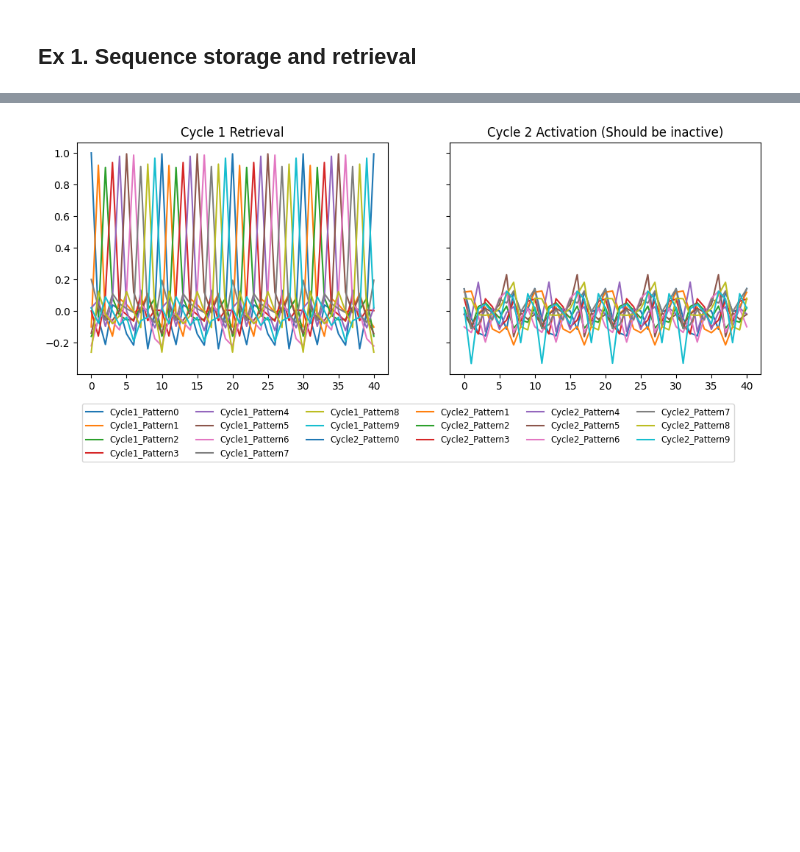
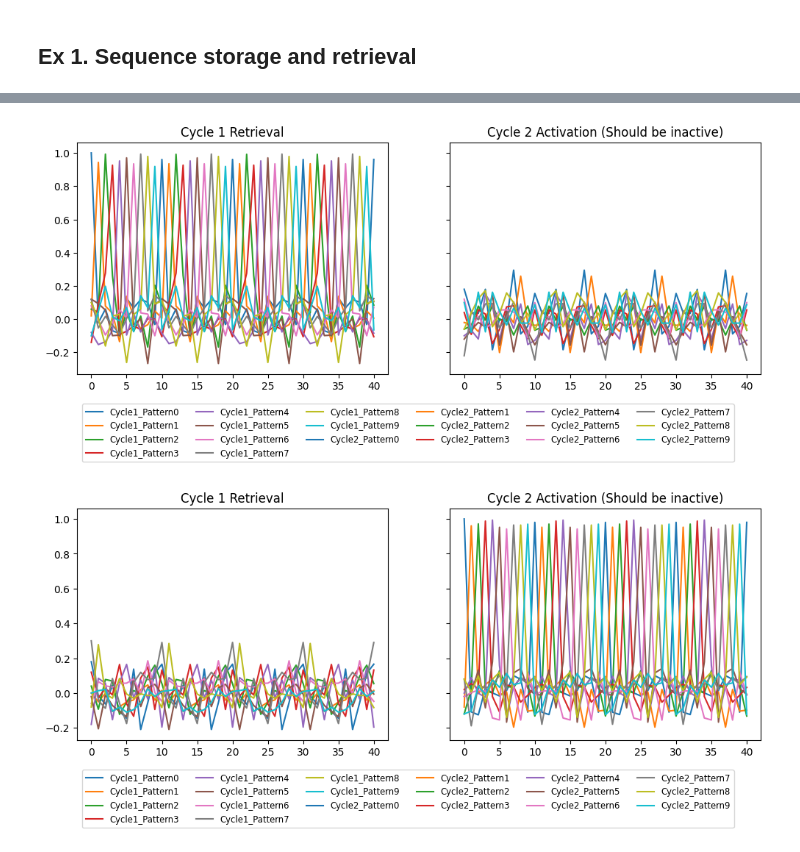
Before and after one commit to maverest/NX_465_mini_project, a Jupyter notebook: NX_465_mini_project.ipynb, the cells around one changed output, grey strips where cells are left out. Drawn from its saved outputs; the diff is of its cells as text; code cells hidden in the pictures; blank space fills up the shorter version.

```diff
--- a/NX_465_mini_project.ipynb
+++ b/NX_465_mini_project.ipynb
@@ -330,31 +414,56 @@ def S_update(W, S0, beta, n_max):
         S_track.append(S.copy())
     return np.array(S_track)
 
 
 def compute_overlaps(S_track, patterns):
     return np.dot(S_track, patterns.T) / patterns.shape[1]
 
 S1_0 = cycle1[0].copy()
 S1 = S_update(W_total, S1_0, beta=4, n_max=40)
 m1 = compute_overlaps(S1, cycle1)
 m2 = compute_overlaps(S1, cycle2)
 
 fig, (ax1, ax2) = plt.subplots(1, 2, figsize=(12, 5), sharey=True)
 
 ax1.set_title("Cycle 1 Retrieval")
 lines1 = [ax1.plot(m1[:, i], label=f"Cycle1_Pattern{i}") for i in range(m1.shape[1])]
 
 ax2.set_title("Cycle 2 Activation (Should be inactive)")
 lines2 = [ax2.plot(m2[:, i], label=f"Cycle2_Pattern{i}") for i in range(m2.shape[1])]
 
 
 handles1, labels1 = ax1.get_legend_handles_labels()
 handles2, labels2 = ax2.get_legend_handles_labels()
 fig.legend(handles1 + handles2, labels1 + labels2,
            loc='lower center', bbox_to_anchor=(0.5, 0.0), ncol=6, fontsize='small')
 
 plt.subplots_adjust(bottom=0.25)
 
 plt.show()
+
+
+S1_0 = cycle2[0].copy()
+S1 = S_update(W_total, S1_0, beta=4, n_max=40)
+m1 = compute_overlaps(S1, cycle1)
+m2 = compute_overlaps(S1, cycle2)
+
+fig, (ax1, ax2) = plt.subplots(1, 2, figsize=(12, 5), sharey=True)
+
+ax1.set_title("Cycle 1 Retrieval")
+lines1 = [ax1.plot(m1[:, i], label=f"Cycle1_Pattern{i}") for i in range(m1.shape[1])]
+
+ax2.set_title("Cycle 2 Activation (Should be inactive)")
+lines2 = [ax2.plot(m2[:, i], label=f"Cycle2_Pattern{i}") for i in range(m2.shape[1])]
+
+
+handles1, labels1 = ax1.get_legend_handles_labels()
+handles2, labels2 = ax2.get_legend_handles_labels()
+fig.legend(handles1 + handles2, labels1 + labels2,
+           loc='lower center', bbox_to_anchor=(0.5, 0.0), ncol=6, fontsize='small')
+
+plt.subplots_adjust(bottom=0.25)
+
+plt.show()
 # %% [output]
-[figure, old version]
+[figure, new version]
+[figure, added]
```
Also changed, not shown: parts of 11 cells of this notebook.
